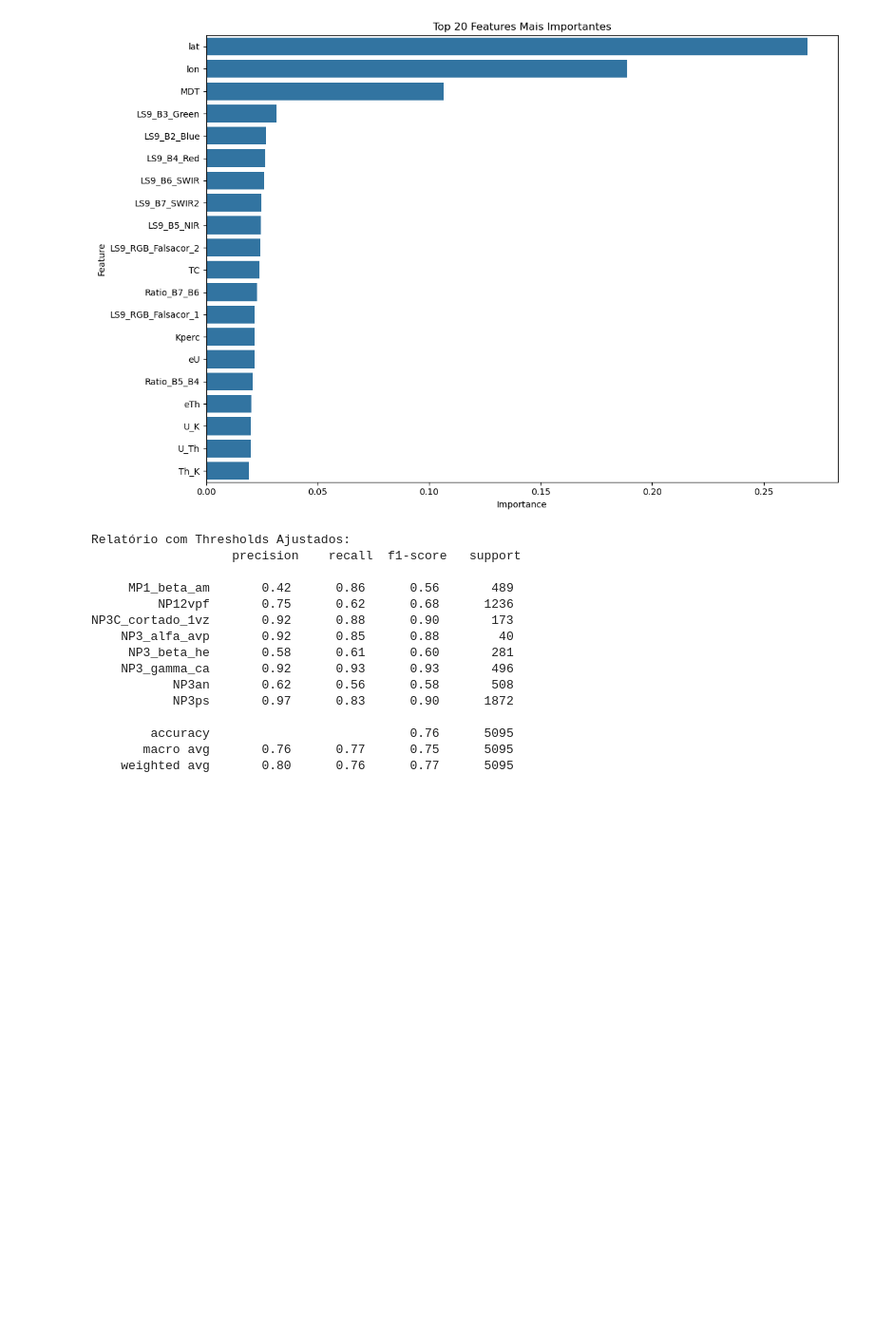
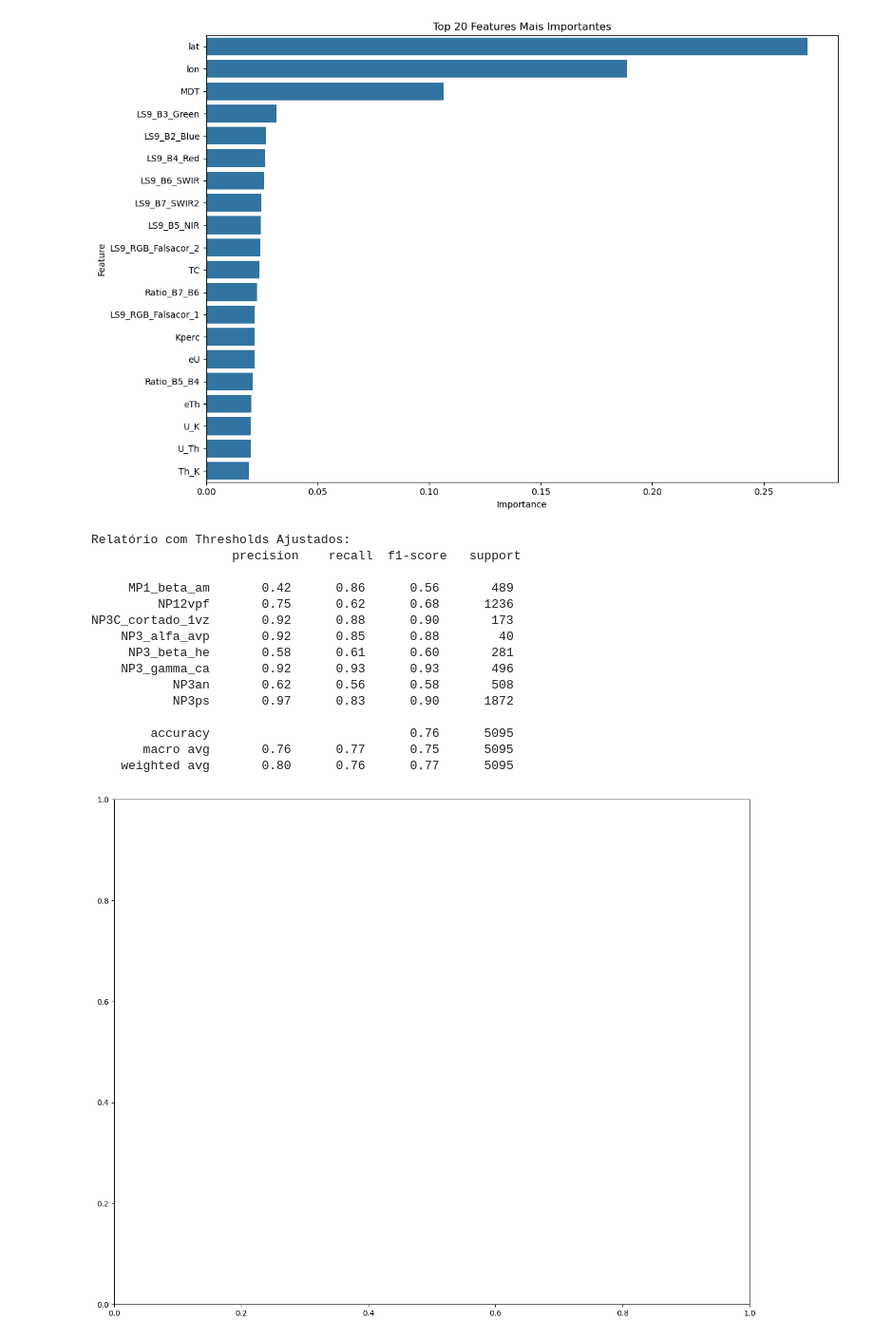
Before and after one commit to Matias-Valladao/ML-GeoPredict-Lavras, a Jupyter notebook: RF_PassFeio_So_RF_V1,4.ipynb, the cells around one changed output. Shown at 95% size. Saved outputs shown, nothing was run; the diff lists cells and outputs as text; code cells hidden in the pictures; blank space fills up the shorter version.

```diff
--- a/RF_PassFeio_So_RF_V1,4.ipynb
+++ b/RF_PassFeio_So_RF_V1,4.ipynb
@@ -844,3 +846,26 @@ GridSearchCV(cv=StratifiedKFold(n_splits=5, random_state=42, shuffle=True),
                          'classifier__min_samples_split': [2, 5],
                          'classifier__n_estimators': [100, 200]},
              scoring='balanced_accuracy', verbose=2)
+# %%
+# =============================================
+# 1. OBTER FEATURES REAIS USADAS NO TREINO
+# =============================================
+features_reais = grid_search.best_estimator_.named_steps['scaler'].feature_names_in_
+print("Features usadas pelo modelo:", features_reais)
+
+# =============================================
+# 2. PREPARAR DADOS PARA PREDIÇÃO
+# =============================================
+# Verificar se todas as features estão no DataFrame
+missing = [f for f in features_reais if f not in df.columns]
+if missing:
+    raise ValueError(f"Features faltando no DataFrame: {missing}")
+
+X_pred = df[features_reais].copy()
+X_pred.fillna(X_pred.median(), inplace=True)  # Tratar valores nulos
+
+# =============================================
+# 3. FAZER PREDIÇÕES
+# =============================================
+df['RF_Prediction'] = grid_search.best_estimator_.predict(X_pred)
+print("Predições adicionadas ao DataFrame!")
@@ -847,6 +878,6 @@ GridSearchCV(cv=StratifiedKFold(n_splits=5, random_state=42, shuffle=True),
 # %%
-# Obter o melhor modelo
-best_rf = grid_search.best_estimator_
+best_model = grid_search.best_estimator_
+df['RF_Prediction'] = best_model.predict(X_pred)
 
 # Fazer previsões
 y_pred = best_rf.predict(X_test)
@@ -999,4 +1030,14 @@ NP3C_cortado_1vz       0.92      0.88      0.90       173
         accuracy                           0.76      5095
        macro avg       0.76      0.77      0.75      5095
     weighted avg       0.80      0.76      0.77      5095
+# %%
+# Configurar cores e plotar mapa (seu código existente)
+litologias_unicas = pd.concat([df['SIGLA_AGG'], df['SIGLA_UNID']]).unique()
+cores = plt.cm.tab20(np.linspace(0, 1, len(litologias_unicas)))
+color_dict = {litologia: cores[i] for i, litologia in enumerate(litologias_unicas)}
+
+fig, ax = plt.subplots(figsize=(15, 12))
+# ... (restante do seu código de plotagem)
+# %% [output]
+[figure, added]
 # %%
```
Also changed, not shown: parts of 3 cells of this notebook.
